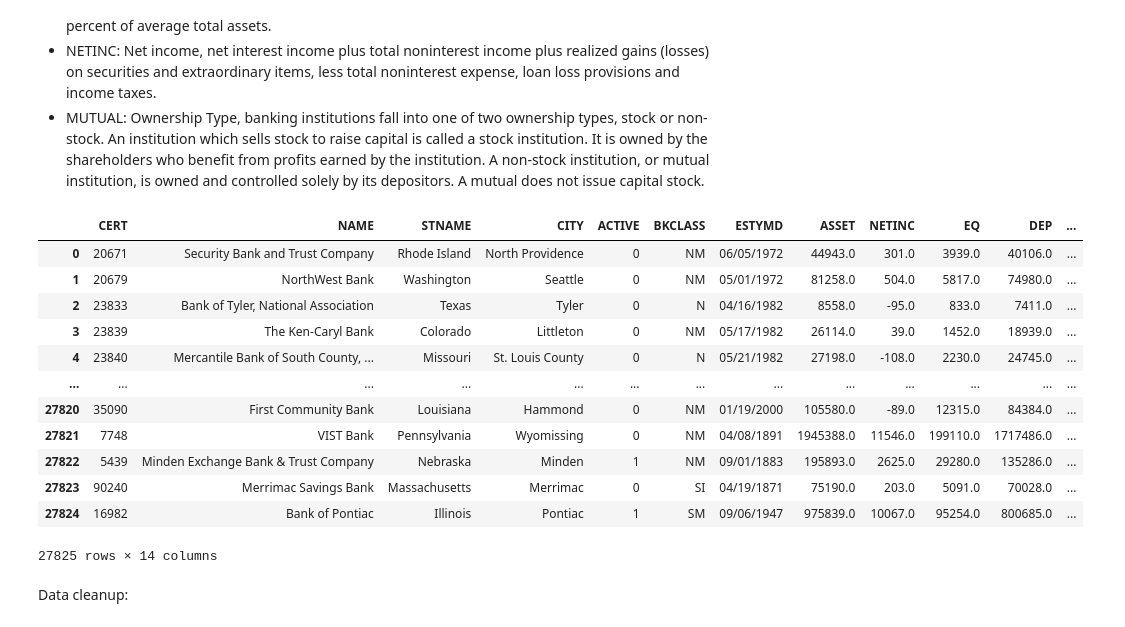
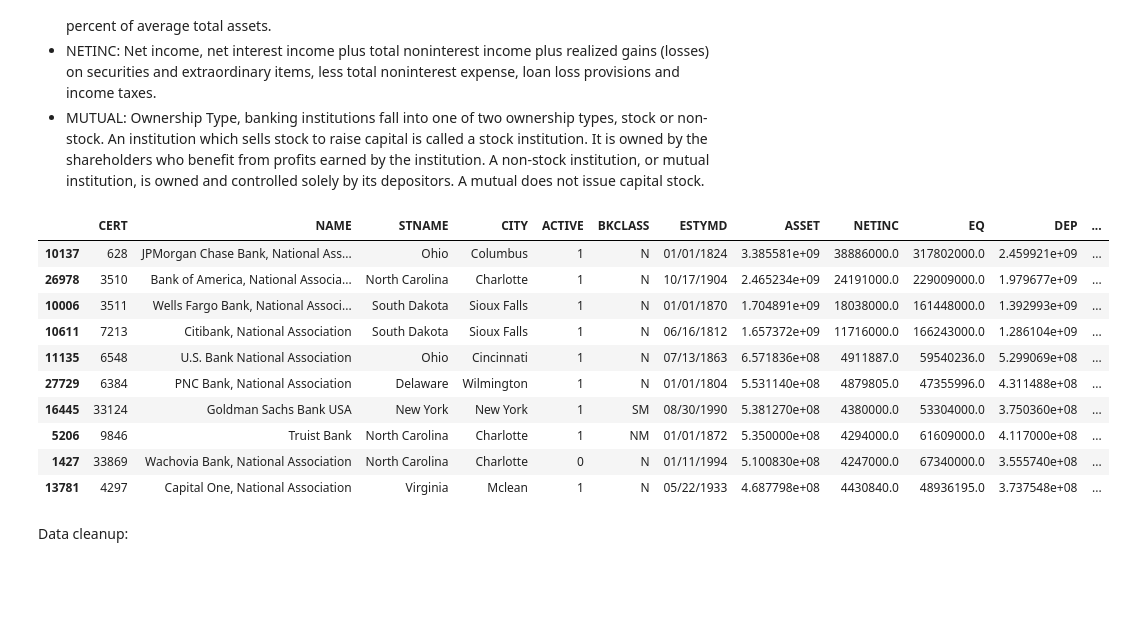
Before and after one commit to layadang/cs-365-bank-failures, a Jupyter notebook: main.ipynb, the cells around one changed output. Drawn from its saved outputs; the diff is of its cells as text; code cells hidden in the pictures; blank space fills up the shorter version.

```diff
--- a/main.ipynb
+++ b/main.ipynb
@@ -53,21 +51,20 @@ See institutions_definitions.csv for more detailed variable defintiions for all
 # %%
 cols = ["CERT", "NAME", "STNAME", "CITY", "ACTIVE", "BKCLASS", "ESTYMD","ASSET","NETINC", "EQ", "DEP", "ROA","MUTUAL","OFFICES"]
 data = all[cols]
-data
+data.sort_values(by="ASSET", ascending=False).head(n=10)
+# data.dtypes
 # %% [output]
 |  | CERT | NAME | STNAME | CITY | ACTIVE | BKCLASS | ESTYMD | ASSET | NETINC | EQ | DEP | ... |
-| 0 | 20671 | Security Bank and Trust Company | Rhode Island | North Providence | 0 | NM | 06/05/1972 | 44943.0 | 301.0 | 3939.0 | 40106.0 | ... |
-| 1 | 20679 | NorthWest Bank | Washington | Seattle | 0 | NM | 05/01/1972 | 81258.0 | 504.0 | 5817.0 | 74980.0 | ... |
-| 2 | 23833 | Bank of Tyler, National Association | Texas | Tyler | 0 | N | 04/16/1982 | 8558.0 | -95.0 | 833.0 | 7411.0 | ... |
-| 3 | 23839 | The Ken-Caryl Bank | Colorado | Littleton | 0 | NM | 05/17/1982 | 26114.0 | 39.0 | 1452.0 | 18939.0 | ... |
-| 4 | 23840 | Mercantile Bank of South County, ... | Missouri | St. Louis County | 0 | N | 05/21/1982 | 27198.0 | -108.0 | 2230.0 | 24745.0 | ... |
-| ... | ... | ... | ... | ... | ... | ... | ... | ... | ... | ... | ... | ... |
-| 27820 | 35090 | First Community Bank | Louisiana | Hammond | 0 | NM | 01/19/2000 | 105580.0 | -89.0 | 12315.0 | 84384.0 | ... |
-| 27821 | 7748 | VIST Bank | Pennsylvania | Wyomissing | 0 | NM | 04/08/1891 | 1945388.0 | 11546.0 | 199110.0 | 1717486.0 | ... |
-| 27822 | 5439 | Minden Exchange Bank & Trust Company | Nebraska | Minden | 1 | NM | 09/01/1883 | 195893.0 | 2625.0 | 29280.0 | 135286.0 | ... |
-| 27823 | 90240 | Merrimac Savings Bank | Massachusetts | Merrimac | 0 | SI | 04/19/1871 | 75190.0 | 203.0 | 5091.0 | 70028.0 | ... |
-| 27824 | 16982 | Bank of Pontiac | Illinois | Pontiac | 1 | SM | 09/06/1947 | 975839.0 | 10067.0 | 95254.0 | 800685.0 | ... |
+| 10137 | 628 | JPMorgan Chase Bank, National Ass... | Ohio | Columbus | 1 | N | 01/01/1824 | 3.385581e+09 | 38886000.0 | 317802000.0 | 2.459921e+09 | ... |
+| 26978 | 3510 | Bank of America, National Associa... | North Carolina | Charlotte | 1 | N | 10/17/1904 | 2.465234e+09 | 24191000.0 | 229009000.0 | 1.979677e+09 | ... |
+| 10006 | 3511 | Wells Fargo Bank, National Associ... | South Dakota | Sioux Falls | 1 | N | 01/01/1870 | 1.704891e+09 | 18038000.0 | 161448000.0 | 1.392993e+09 | ... |
+| 10611 | 7213 | Citibank, National Association | South Dakota | Sioux Falls | 1 | N | 06/16/1812 | 1.657372e+09 | 11716000.0 | 166243000.0 | 1.286104e+09 | ... |
+| 11135 | 6548 | U.S. Bank National Association | Ohio | Cincinnati | 1 | N | 07/13/1863 | 6.571836e+08 | 4911887.0 | 59540236.0 | 5.299069e+08 | ... |
+| 27729 | 6384 | PNC Bank, National Association | Delaware | Wilmington | 1 | N | 01/01/1804 | 5.531140e+08 | 4879805.0 | 47355996.0 | 4.311488e+08 | ... |
+| 16445 | 33124 | Goldman Sachs Bank USA | New York | New York | 1 | SM | 08/30/1990 | 5.381270e+08 | 4380000.0 | 53304000.0 | 3.750360e+08 | ... |
+| 5206 | 9846 | Truist Bank | North Carolina | Charlotte | 1 | NM | 01/01/1872 | 5.350000e+08 | 4294000.0 | 61609000.0 | 4.117000e+08 | ... |
+| 1427 | 33869 | Wachovia Bank, National Association | North Carolina | Charlotte | 0 | N | 01/11/1994 | 5.100830e+08 | 4247000.0 | 67340000.0 | 3.555740e+08 | ... |
+| 13781 | 4297 | Capital One, National Association | Virginia | Mclean | 1 | N | 05/22/1933 | 4.687798e+08 | 4430840.0 | 48936195.0 | 3.737548e+08 | ... |
-27825 rows × 14 columns
 # %% [markdown]
 Data cleanup:
 # %%
```
Also changed, not shown: parts of 8 cells of this notebook.
